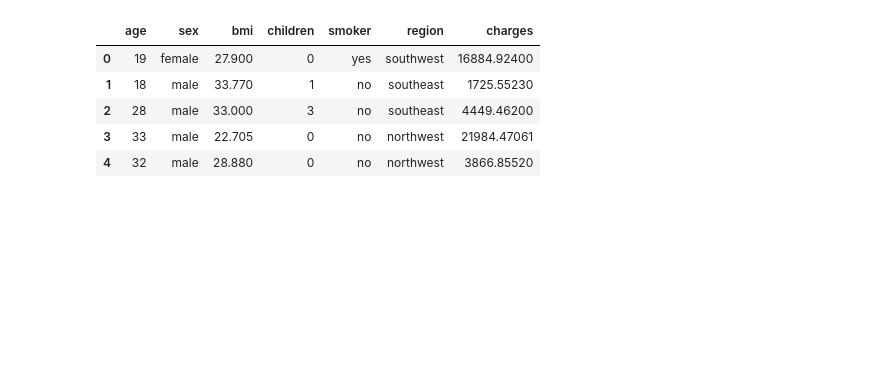
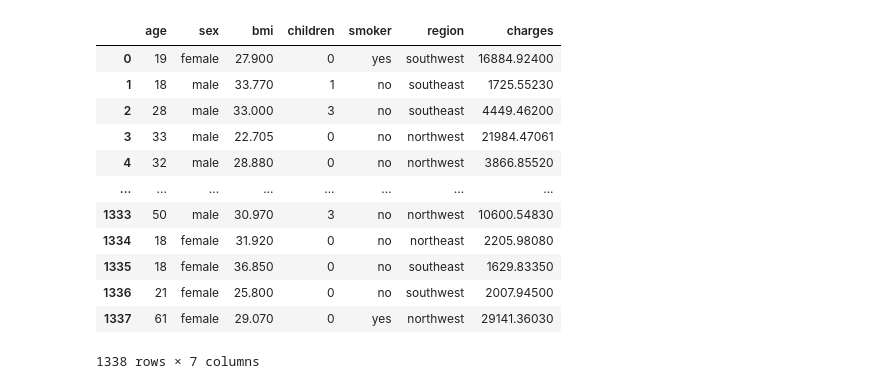
Before and after one commit to oankit/Medical-Expense-Analysis, a Jupyter notebook: Analysis/Rylan van der Meulen/DataLoading.ipynb, the cells around one changed output. Cells and saved outputs as stored; diff of their text form; code cells hidden in the pictures; blank space fills up the shorter version.

```diff
--- a/Analysis/Rylan van der Meulen/DataLoading.ipynb
+++ b/Analysis/Rylan van der Meulen/DataLoading.ipynb
@@ -1,13 +1,21 @@
 # %%
 # Loading in data
 import os
 import pandas as pd
-data=pd.read_csv("/Users/rylanvandermeulen/Desktop/course-project-group_1017/Data/Raw/medical expenses.csv")
-data.head()
+address = '/Users/rylanvandermeulen/Desktop/course-project-group_1017/Data/Raw/medical_expenses.csv'
+data=pd.read_csv("/Users/rylanvandermeulen/Desktop/course-project-group_1017/Data/Raw/medical_expenses.csv")
+data
 # %% [output]
 |  | age | sex | bmi | children | smoker | region | charges |
 | 0 | 19 | female | 27.900 | 0 | yes | southwest | 16884.92400 |
 | 1 | 18 | male | 33.770 | 1 | no | southeast | 1725.55230 |
 | 2 | 28 | male | 33.000 | 3 | no | southeast | 4449.46200 |
 | 3 | 33 | male | 22.705 | 0 | no | northwest | 21984.47061 |
 | 4 | 32 | male | 28.880 | 0 | no | northwest | 3866.85520 |
+| ... | ... | ... | ... | ... | ... | ... | ... |
+| 1333 | 50 | male | 30.970 | 3 | no | northwest | 10600.54830 |
+| 1334 | 18 | female | 31.920 | 0 | no | northeast | 2205.98080 |
+| 1335 | 18 | female | 36.850 | 0 | no | southeast | 1629.83350 |
+| 1336 | 21 | female | 25.800 | 0 | no | southwest | 2007.94500 |
+| 1337 | 61 | female | 29.070 | 0 | yes | northwest | 29141.36030 |
+1338 rows × 7 columns
```
Also changed, not shown: parts of 9 cells of this notebook, 6 other files.
